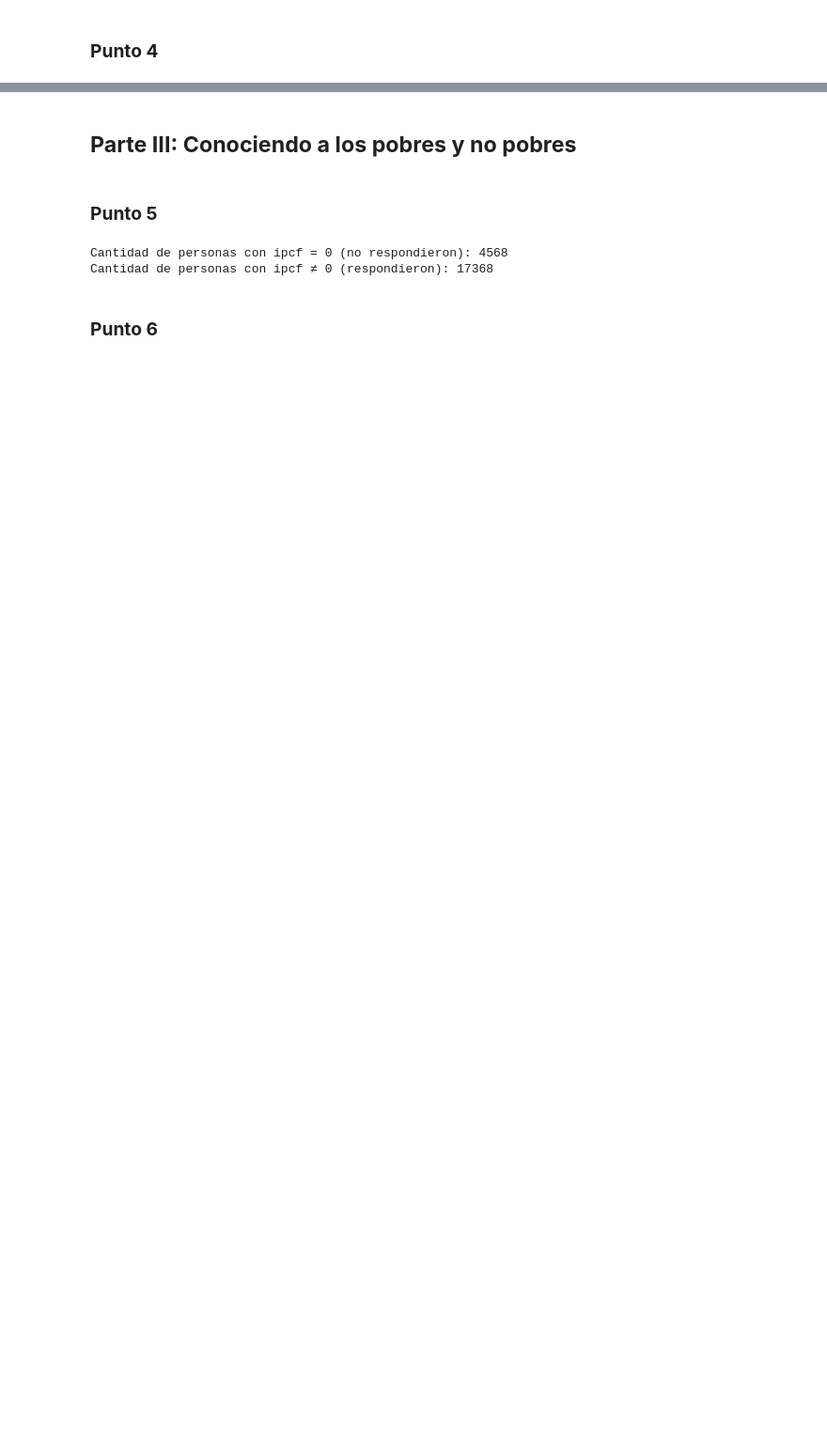
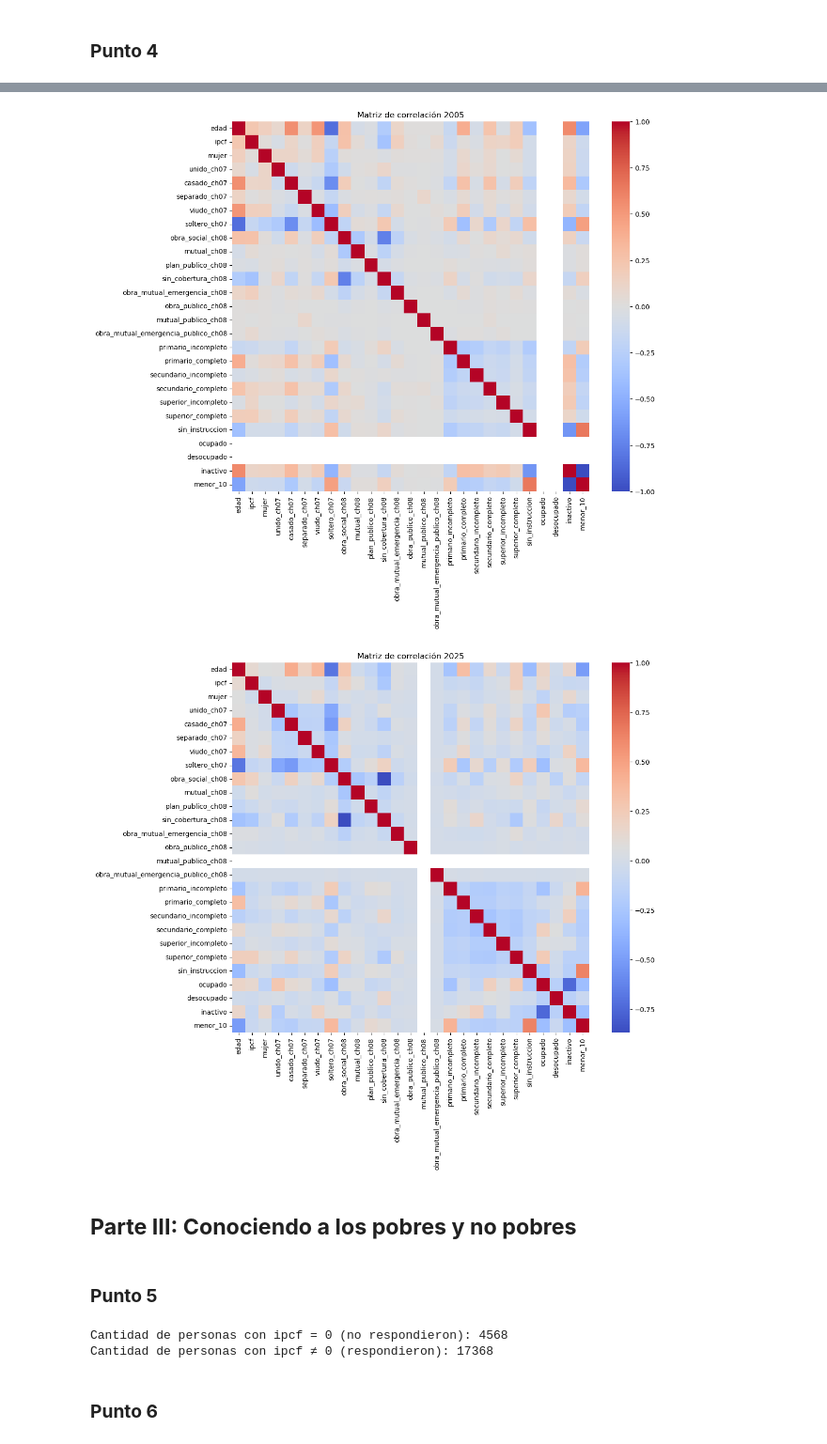
Before and after one commit to caterinawalker/Ciencia-de-Datos, a Jupyter notebook: coding (2).ipynb, the cells around one changed output, grey strips where cells are left out. Shown: that part at 94% size. Saved outputs shown, nothing was run; the diff lists cells and outputs as text; code cells hidden in the pictures; blank space fills up the shorter version.

```diff
--- a/coding (2).ipynb
+++ b/coding (2).ipynb
@@ -1031,0 +993,6 @@ plt.show()
+# %%
+d2025["unido_ch07"] = (d2025["ch07"] == 1).astype(int)
+d2025["casado_ch07"] = (d2025["ch07"] == 2).astype(int)
+d2025["separado_ch07"] = (d2025["ch07"] == 3).astype(int)
+d2025["viudo_ch07"] = (d2025["ch07"] == 4).astype(int)
+d2025["soltero_ch07"] = (d2025["ch07"] == 5).astype(int)
@@ -1031,0 +1154,17 @@ plt.show()
+# %%
+d2005 = d2005.rename(columns={"ch06": "edad"})
+d2025 = d2025.rename(columns={"ch06": "edad"})
+# %%
+
+#Creamos matrices de correlación
+# Seleccionar columnas que son dummies según sufijos o nombres que definiste
+columnas_dummy_2005 = [c for c in d2005.columns if
+                       any(suf in c for suf in ["_ch07", "_ch08", "primario", "secundario", "superior", "sin_instruccion",
+                                                "ocupado", "desocupado", "inactivo", "menor_10","ipcf","edad","homnre","mujer"])]
+columnas_dummy_2025 = [c for c in d2025.columns if
+                       any(suf in c for suf in ["_ch07", "_ch08", "primario", "secundario", "superior", "sin_instruccion",
+                                                "ocupado", "desocupado", "inactivo", "menor_10","ipcf","edad","homnre","mujer"])]
+
+# Mostrar lista de nombres
+print("Dummies 2005:", columnas_dummy_2005)
+print("Dummies 2025:", columnas_dummy_2025)
@@ -1032,3 +1194,28 @@ plt.show()
+# %%
+import pandas as pd
+import seaborn as sns
+import matplotlib.pyplot as plt
+
+#Para la matriz, eliminamos los NA
+df_corr_2005 = d2005[columnas_dummy_2005].dropna(axis=0)
+df_corr_2025 = d2025[columnas_dummy_2025].dropna(axis=0)
+
+# Calcular matriz de correlación
+corr_2005 = df_corr_2005[columnas_dummy_2005].corr()
+corr_2025 = df_corr_2025[columnas_dummy_2025].corr()
+
+def graficar_correlacion(corr, titulo):
+    plt.figure(figsize=(12, 10))
+    sns.heatmap(corr, annot=False, fmt=".2f", cmap="coolwarm", cbar=True)
+    plt.title(titulo)
+    plt.show()
+
+# Graficar matrices
+graficar_correlacion(corr_2005, "Matriz de correlación 2005")
+graficar_correlacion(corr_2025, "Matriz de correlación 2025")
+# %% [output]
+[figure, added]
+[figure, added]
 # %% [markdown]
 ## **Parte III: Conociendo a los pobres y no pobres**
 # %% [markdown]
```
Also changed, not shown: parts of 32 cells of this notebook, 3 other files.
